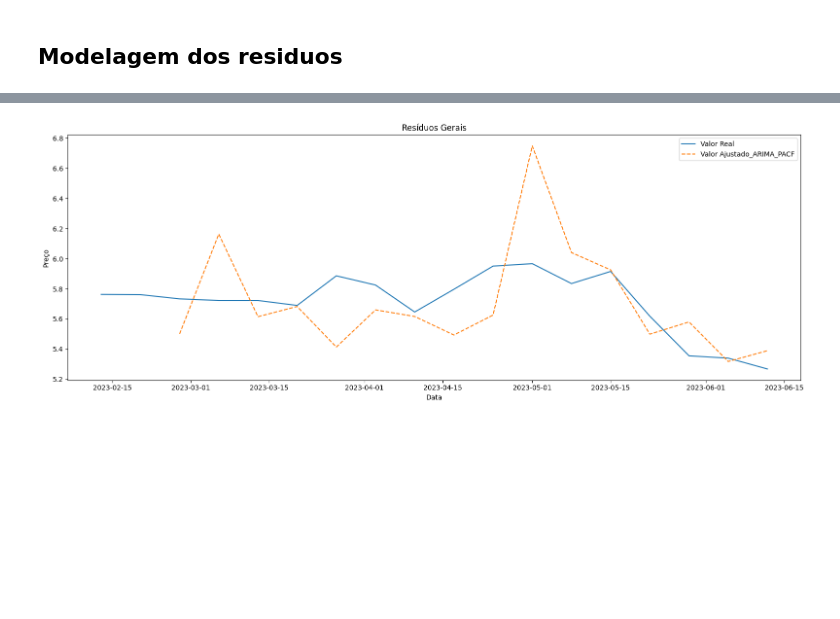
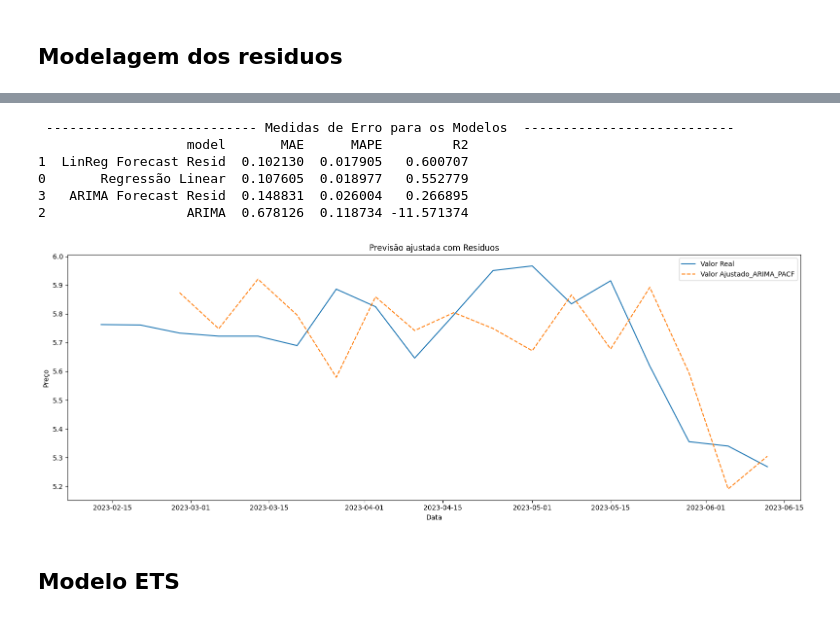
Before and after one commit to KaioBrasildS/Precos-de-Combustiveis-ANP, a Jupyter notebook: notebook municipios/notebook_semanal Fortal.ipynb, the cells around one changed output, grey strips where cells are left out. Cells and saved outputs as stored; diff of their text form; code cells hidden in the pictures; blank space fills up the shorter version.

```diff
--- a/notebook municipios/notebook_semanal Fortal.ipynb
+++ b/notebook municipios/notebook_semanal Fortal.ipynb
@@ -774,32 +689,0 @@ plt.show()
-# %%
-
-from statsmodels.tsa.ar_model import AutoReg
-
-# Dicionário para armazenar modelos e previsões para cada município
-modelos_residuos = {}
-previsoes_ajustadas = {}
-
-# Iterar sobre cada município
-for municipio in df_residuos['Municipio'].unique():
-    # Filtrar os dados para o município atual
-    df_municipio = df_residuos[df_residuos['Municipio'] == municipio].copy()
-
-    # Configurar a frequência da série temporal explicitamente
-    df_municipio = df_municipio.asfreq('W-MON')
-
-    # Modelando os resíduos
-    model_residuos_pacf = AutoReg(df_municipio['resid_DT'], lags=[1, 2]).fit()
-
-    # Prevendo os resíduos
-    df_municipio['resid_pred_pacf'] = model_residuos_pacf.predict(start=2, end=len(df_municipio)-1)
-
-    # Salvando o modelo e as previsões
-    modelos_residuos[municipio] = model_residuos_pacf
-    previsoes_ajustadas[municipio] = df_municipio['resid_pred_pacf']
-
-# Ajustando as previsões no DataFrame original
-df_residuos['resid_pred_pacf'] = df_residuos.apply(
-    lambda row: previsoes_ajustadas[row['Municipio']].get(row.name, pd.NA), axis=1
-)
-
-df_previsoes['Valor Ajustado_DT_PACF'] = df_previsoes['Valor Previsto_DT'] + df_residuos['resid_pred_pacf']
@@ -1036,17 +889,28 @@ df_residuos['resid_pred_pacf'] = df_residuos.apply(
 )
 
 df_previsoes['Valor Ajustado_ARIMA_PACF'] = df_previsoes['Valor Previsto_ARIMA'] + df_residuos['resid_pred_pacf']
+# %%
+computeAccuracyModels(models="ARIMA Forecast Resid",y_pred='Valor Ajustado_ARIMA_PACF')
+# %% [output]
+ --------------------------- Medidas de Erro para os Modelos  ---------------------------
+                   model       MAE      MAPE         R2
+1  LinReg Forecast Resid  0.102130  0.017905   0.600707
+0       Regressão Linear  0.107605  0.018977   0.552779
+3   ARIMA Forecast Resid  0.148831  0.026004   0.266895
+2                  ARIMA  0.678126  0.118734 -11.571374
 # %%
 plt.figure(figsize=(16, 6))
 plt.plot(df_previsoes['Valor Real'], label='Valor Real')
 plt.plot(df_previsoes['Valor Ajustado_ARIMA_PACF'], label='Valor Ajustado_ARIMA_PACF', linestyle='--')
-plt.title('Resíduos Gerais')
+plt.title('Previsão ajustada com Residuos')
 plt.xlabel('Data')
 plt.ylabel('Preço')
 plt.legend()
 
 
 plt.tight_layout()
 plt.show()
 # %% [output]
-[figure, old version]
+[figure, new version]
+# %% [markdown]
+## Modelo ETS
```
Also changed, not shown: parts of 50 cells of this notebook, 1 other file.
